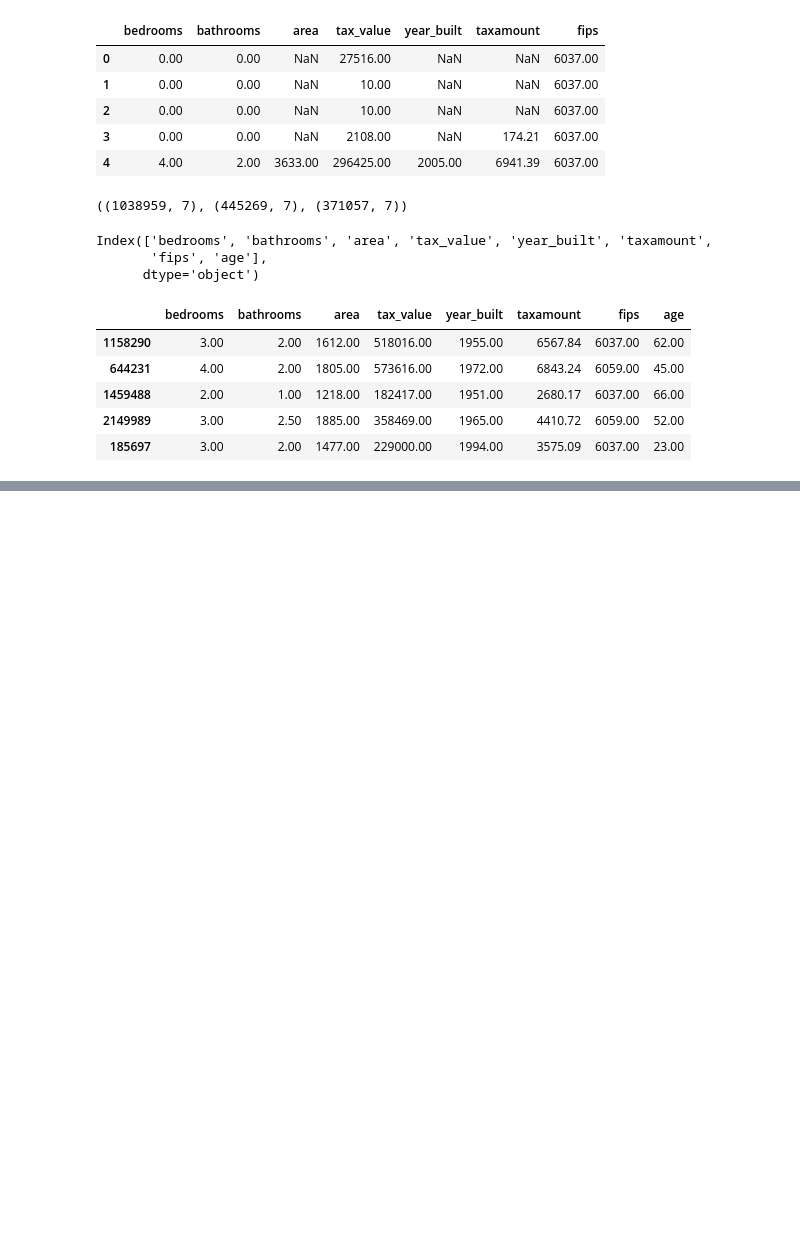
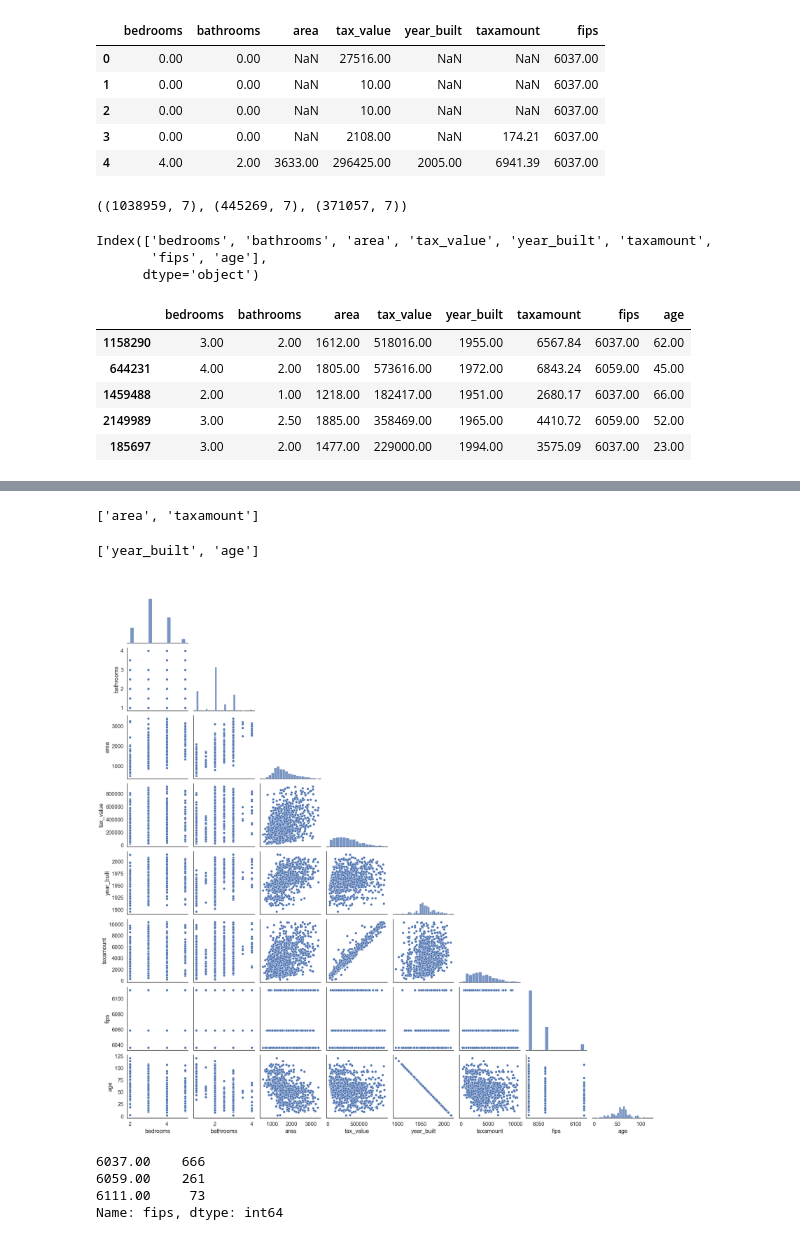
Before and after one commit to gabecavazos/regression_project, a Jupyter notebook: work.ipynb, the cells around one changed output, grey strips where cells are left out. Cells and saved outputs as stored; diff of their text form; code cells hidden in the pictures; blank space fills up the shorter version.

```diff
--- a/work.ipynb
+++ b/work.ipynb
@@ -164,0 +123,20 @@ GaussianProcessRegressor             0.08
+# %%
+evaluate.select_kbest(X_train,y_train,k=2)
+# %% [output]
+['area', 'taxamount']
+# %%
+evaluate.rfe(X_train,y_train,k=2)
+# %% [output]
+['year_built', 'age']
+# %%
+sns.pairplot(train,corner=True)
+plt.show()
+# %% [output]
+[figure, added]
+# %%
+train.fips.value_counts()
+# %% [output]
+6037.00    666
+6059.00    261
+6111.00     73
+Name: fips, dtype: int64
```
Also changed, not shown: parts of 20 cells of this notebook, 2 other files.
